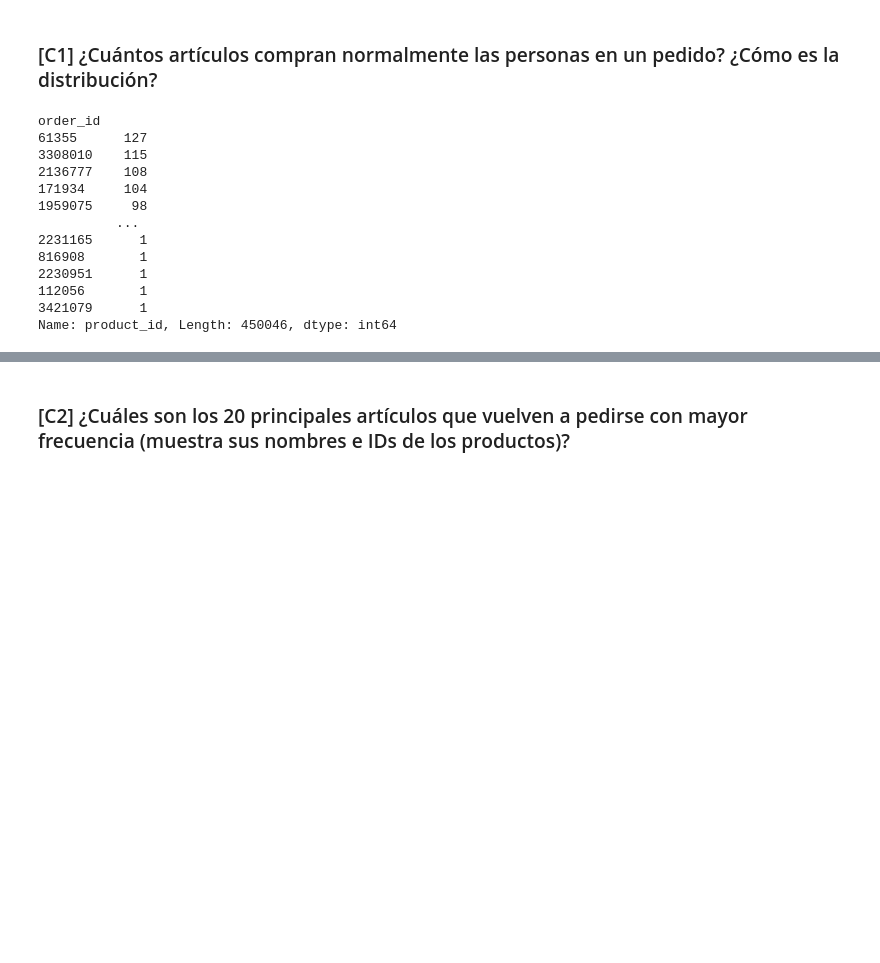
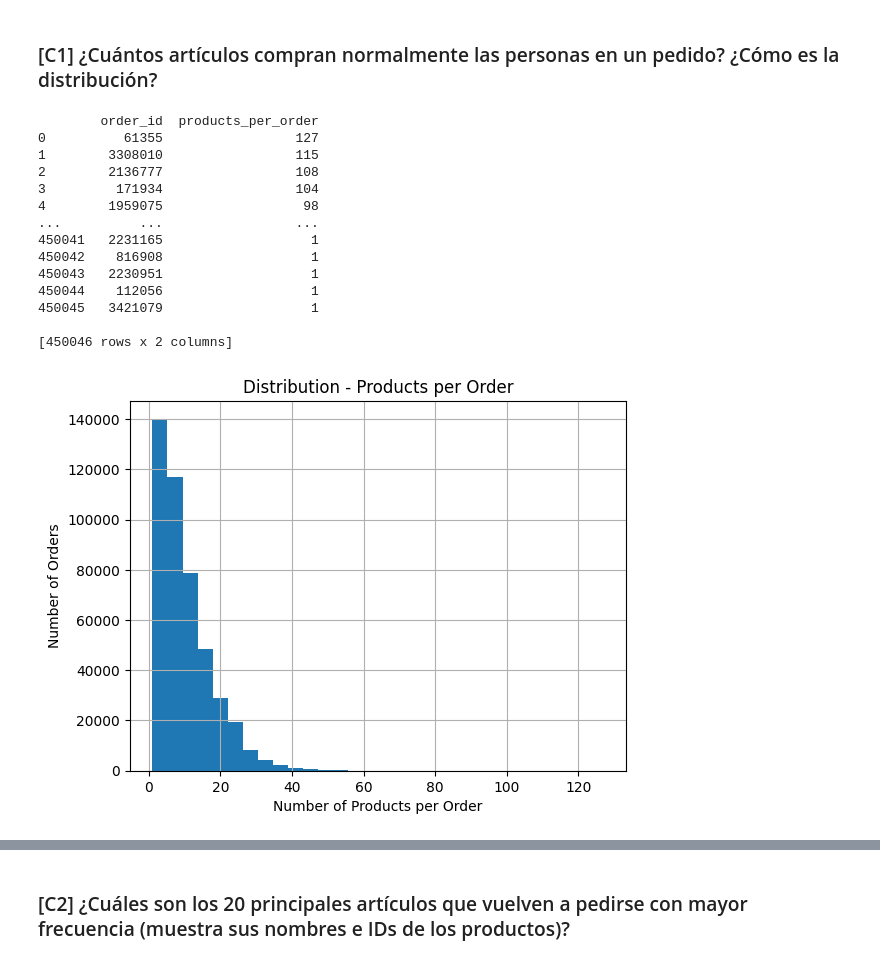
Before and after one commit to carloscarranza2486/tripleten-data-science, a Jupyter notebook: sprint-04-data-wrangling2.0/final_project/notebook.ipynb, the cells around one changed output, grey strips where cells are left out. Cells and saved outputs as stored; diff of their text form; code cells hidden in the pictures; blank space fills up the shorter version.

```diff
--- a/sprint-04-data-wrangling2.0/final_project/notebook.ipynb
+++ b/sprint-04-data-wrangling2.0/final_project/notebook.ipynb
@@ -781,19 +960,27 @@ Escribe aquí tus conclusiones
 ### [C1] ¿Cuántos artículos compran normalmente las personas en un pedido? ¿Cómo es la distribución?
 # %%
 # Creamos una variable que almacene la agrupación por order_id, contamos y ordenamos para mejorar la visual
-grouped_by_order_id = order_products_df.groupby("order_id")["product_id"].count().sort_values(ascending=False)
+grouped_by_order_id = order_products_df.groupby("order_id")["product_id"].count().sort_values(ascending=False).reset_index()
+grouped_by_order_id.columns = ["order_id", "products_per_order"]
 print(grouped_by_order_id) # imprimimos resultado para asegurar que es lo que esperamos (Order_id vs cantidad de productos)
+grouped_by_order_id["products_per_order"].hist(bins=30)
+plt.title("Distribution - Products per Order")
+plt.xlabel("Number of Products per Order")
+plt.ylabel("Number of Orders")
+plt.show()
 # %% [output]
-order_id
-61355      127
-3308010    115
-2136777    108
-171934     104
-1959075     98
-          ...
-2231165      1
-816908       1
-2230951      1
-112056       1
-3421079      1
-Name: product_id, Length: 450046, dtype: int64
+        order_id  products_per_order
+0          61355                 127
+1        3308010                 115
+2        2136777                 108
+3         171934                 104
+4        1959075                  98
+...          ...                 ...
+450041   2231165                   1
+450042    816908                   1
+450043   2230951                   1
+450044    112056                   1
+450045   3421079                   1
+
+[450046 rows x 2 columns]
+[figure, added]
```
Also changed, not shown: parts of 49 cells of this notebook.
